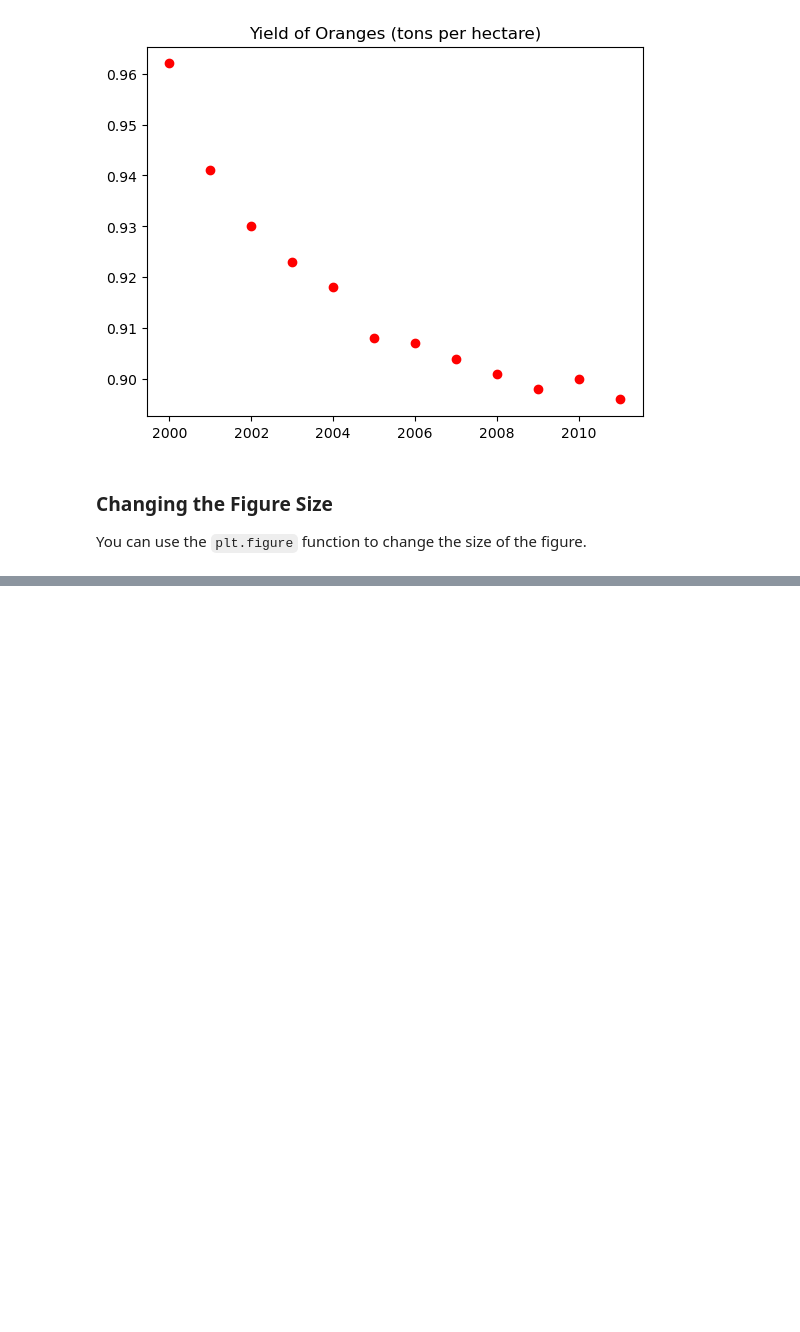
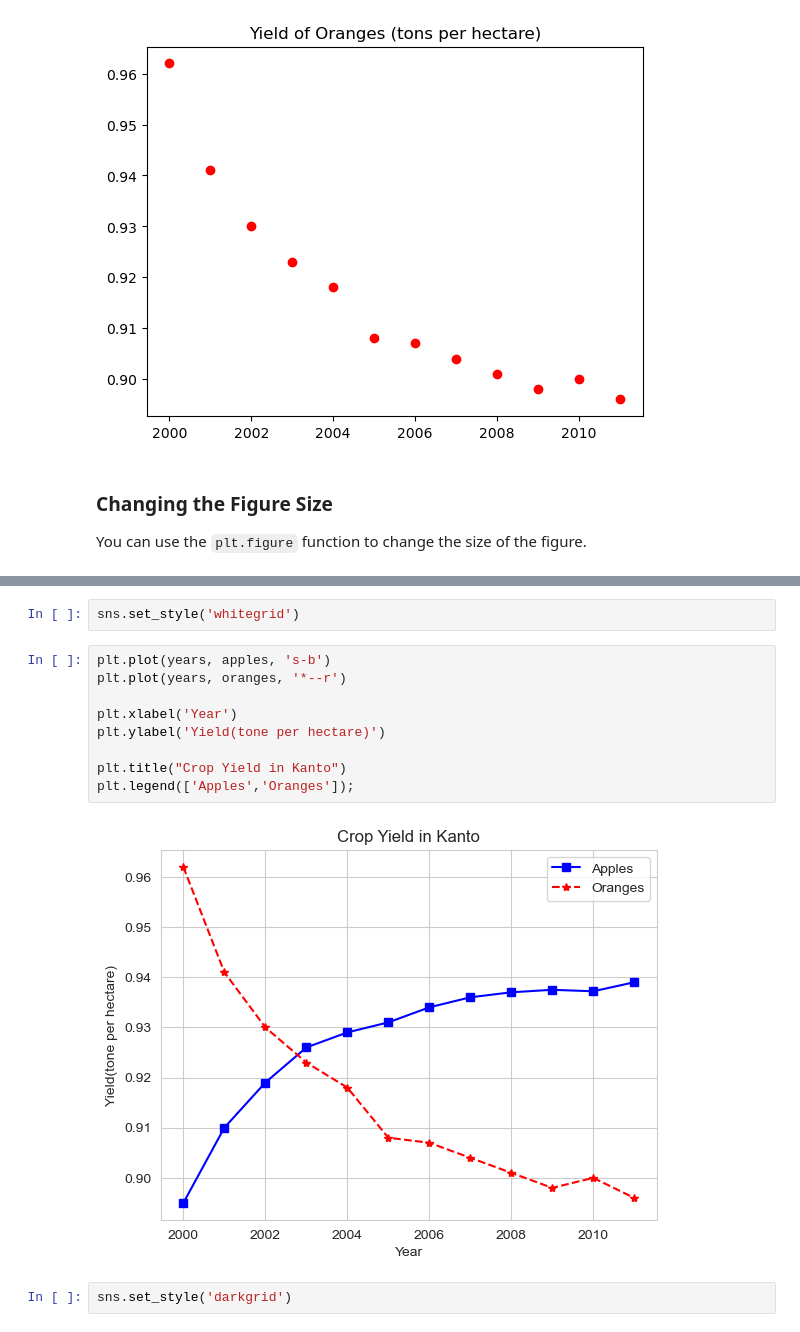
Before and after one commit to sachinm121/Python-Practice, a Jupyter notebook: Python Practice/Matplotlib.ipynb, the cells around one changed output, grey strips where cells are left out. Saved outputs shown, nothing was run; the diff lists cells and outputs as text; blank space fills up the shorter version.

```diff
--- a/Python Practice/Matplotlib.ipynb
+++ b/Python Practice/Matplotlib.ipynb
@@ -164,0 +180,15 @@ You can use the `plt.figure` function to change the size of the figure.
+# %%
+sns.set_style('whitegrid')
+# %%
+plt.plot(years, apples, 's-b')
+plt.plot(years, oranges, '*--r')
+
+plt.xlabel('Year')
+plt.ylabel('Yield(tone per hectare)')
+
+plt.title("Crop Yield in Kanto")
+plt.legend(['Apples','Oranges']);
+# %% [output]
+[figure, added]
+# %%
+sns.set_style('darkgrid')
```
Also changed, not shown: parts of 85 cells of this notebook, 2 other files.
